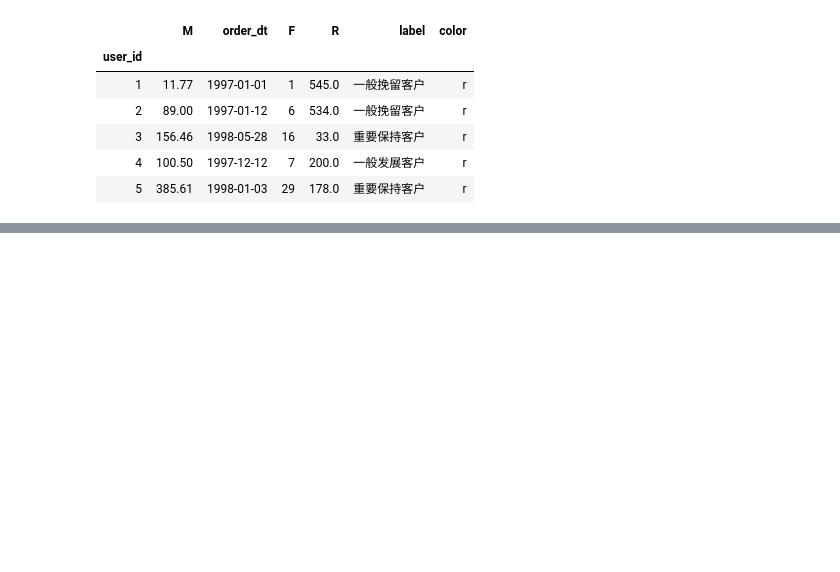
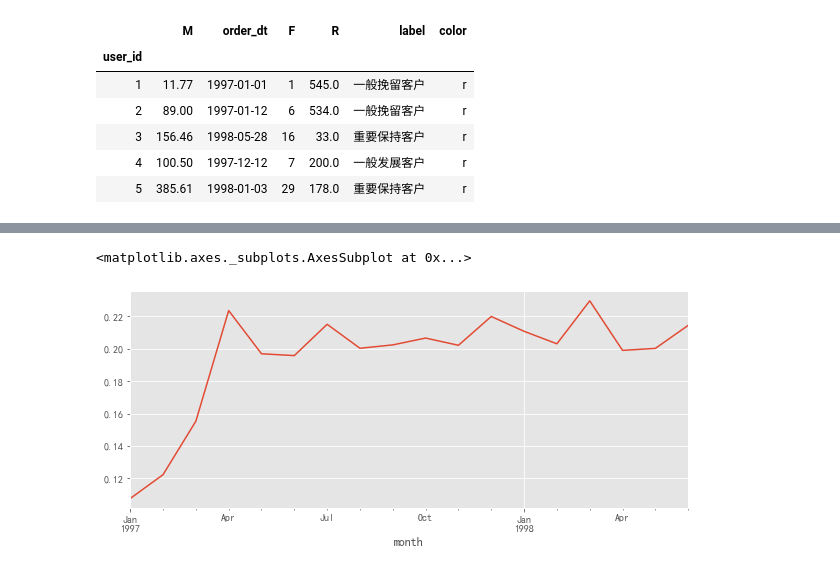
Before and after one commit to Reggielang/data-analysis-skill, a Jupyter notebook: python-练习生成数据报告.ipynb, the cells around one changed output, grey strips where cells are left out. Cells and saved outputs as stored; diff of their text form; code cells hidden in the pictures; blank space fills up the shorter version.

```diff
--- a/python-练习生成数据报告.ipynb
+++ b/python-练习生成数据报告.ipynb
@@ -358,3 +358,10 @@ RFM.head()
 | 3 | 156.46 | 1998-05-28 | 16 | 33.0 | 重要保持客户 | r |
 | 4 | 100.50 | 1997-12-12 | 7 | 200.0 | 一般发展客户 | r |
 | 5 | 385.61 | 1998-01-03 | 29 | 178.0 | 重要保持客户 | r |
+# %%
+#用户生命周期
+pivote_counts = df.pivot_table(index = 'user_id',
+                               columns='month',
+                               values = 'order_dt',
+                               aggfunc='count').fillna(0)
+pivote_counts.head()
@@ -360,0 +545,3 @@ RFM.head()
+# %%
+purchase_r = pivote_counts.applymap(lambda x :1 if x > 1 else np.NaN if x == 0 else 0)
+purchase_r.head()
@@ -360,0 +556,5 @@ RFM.head()
+# %%
+(purchase_r.sum()/purchase_r.count()).plot(figsize = (10,4))
+# %% [output]
+<matplotlib.axes._subplots.AxesSubplot at 0x...>
+[figure, added]
```
Also changed, not shown: parts of 23 cells of this notebook.
